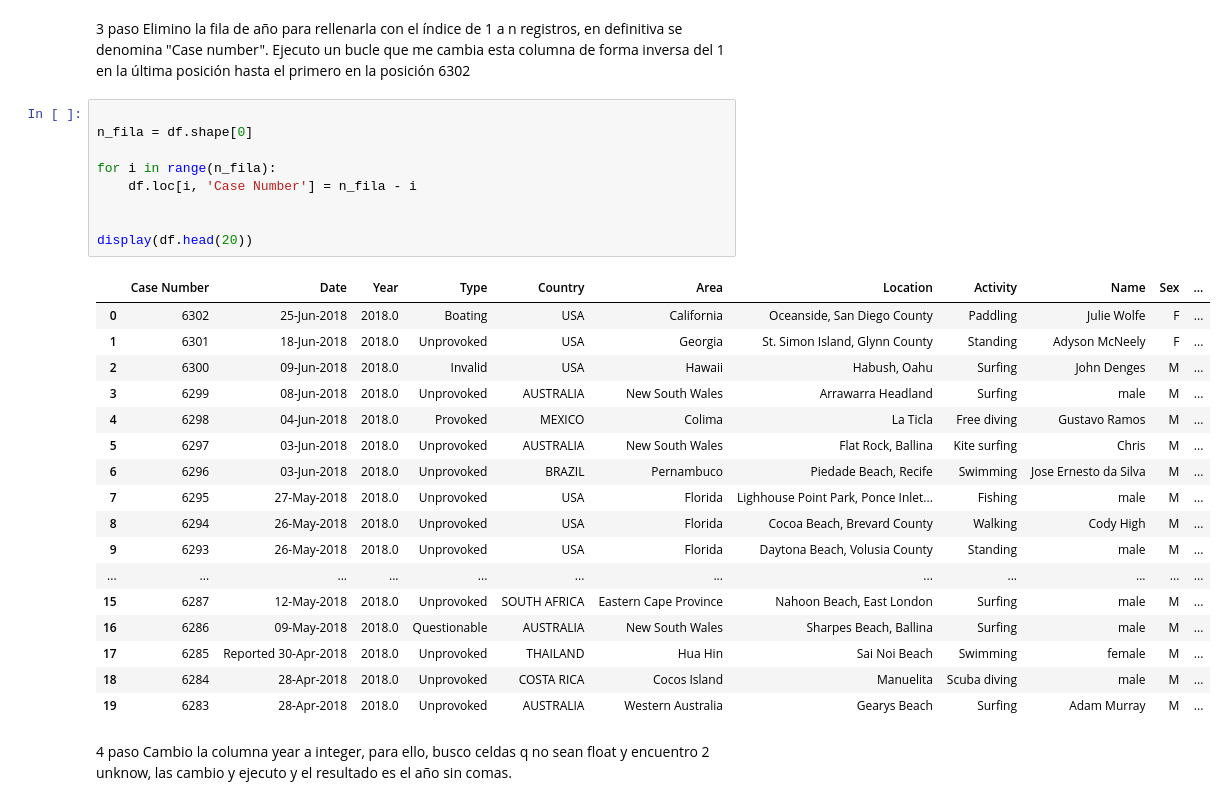
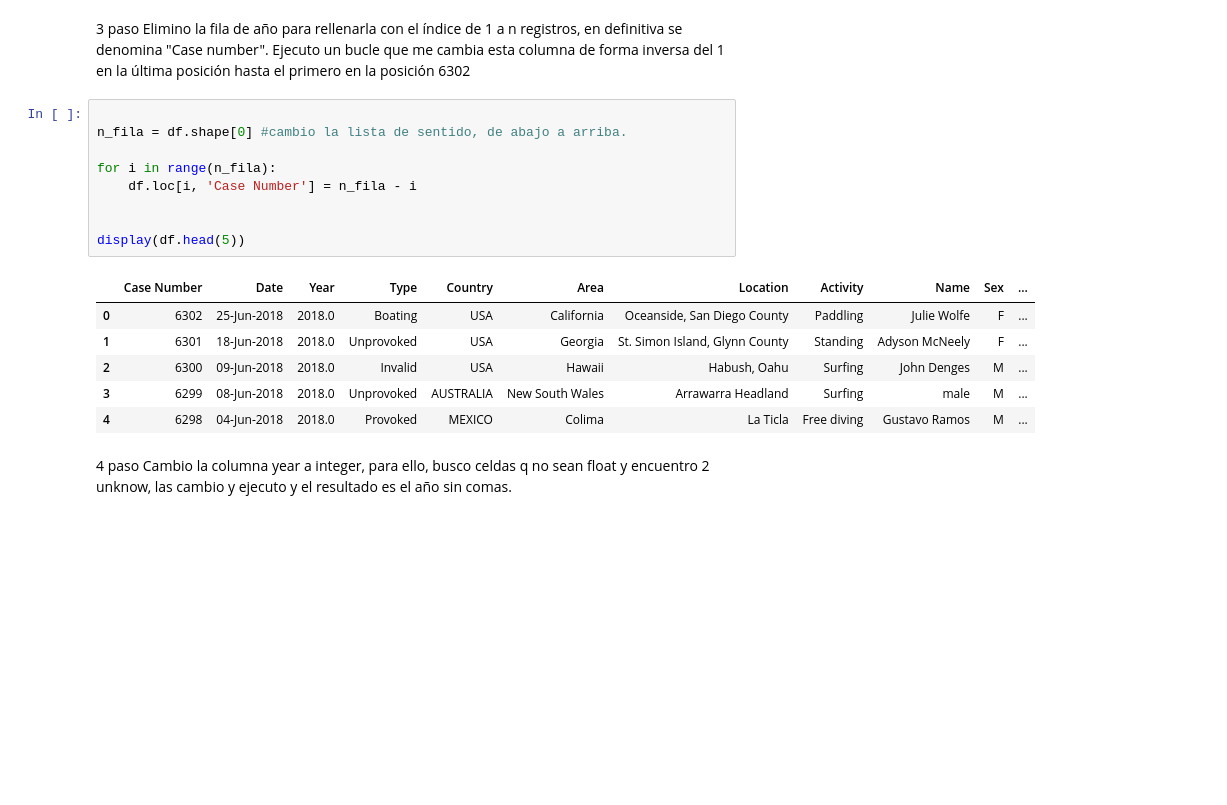
Before and after one commit to Carlosclementegarcia/PROYECTO-SHARKS-CARLOS, a Jupyter notebook: YOUR-CODE/Untitled-1.ipynb, the cells around one changed output. Cells and saved outputs as stored; diff of their text form; blank space fills up the shorter version.

```diff
--- a/YOUR-CODE/Untitled-1.ipynb
+++ b/YOUR-CODE/Untitled-1.ipynb
@@ -85,31 +74,20 @@ print(df.head(20))
 3 paso Elimino la fila de año para rellenarla con el índice de 1 a n registros, en definitiva se denomina "Case number". Ejecuto un bucle  que me cambia esta columna de forma inversa del 1 en la última posición hasta el primero en la posición 6302
 # %%
 
-n_fila = df.shape[0]
+n_fila = df.shape[0] #cambio la lista de sentido, de abajo a arriba.
 
 for i in range(n_fila):
     df.loc[i, 'Case Number'] = n_fila - i
 
 
-display(df.head(20))
+display(df.head(5))
 # %% [output]
 |  | Case Number | Date | Year | Type | Country | Area | Location | Activity | Name | Sex | ... |
 | 0 | 6302 | 25-Jun-2018 | 2018.0 | Boating | USA | California | Oceanside, San Diego County | Paddling | Julie Wolfe | F | ... |
 | 1 | 6301 | 18-Jun-2018 | 2018.0 | Unprovoked | USA | Georgia | St. Simon Island, Glynn County | Standing | Adyson McNeely | F | ... |
 | 2 | 6300 | 09-Jun-2018 | 2018.0 | Invalid | USA | Hawaii | Habush, Oahu | Surfing | John Denges | M | ... |
 | 3 | 6299 | 08-Jun-2018 | 2018.0 | Unprovoked | AUSTRALIA | New South Wales | Arrawarra Headland | Surfing | male | M | ... |
 | 4 | 6298 | 04-Jun-2018 | 2018.0 | Provoked | MEXICO | Colima | La Ticla | Free diving | Gustavo Ramos | M | ... |
-| 5 | 6297 | 03-Jun-2018 | 2018.0 | Unprovoked | AUSTRALIA | New South Wales | Flat Rock, Ballina | Kite surfing | Chris | M | ... |
-| 6 | 6296 | 03-Jun-2018 | 2018.0 | Unprovoked | BRAZIL | Pernambuco | Piedade Beach, Recife | Swimming | Jose Ernesto da Silva | M | ... |
-| 7 | 6295 | 27-May-2018 | 2018.0 | Unprovoked | USA | Florida | Lighhouse Point Park, Ponce Inlet... | Fishing | male | M | ... |
-| 8 | 6294 | 26-May-2018 | 2018.0 | Unprovoked | USA | Florida | Cocoa Beach, Brevard County | Walking | Cody High | M | ... |
-| 9 | 6293 | 26-May-2018 | 2018.0 | Unprovoked | USA | Florida | Daytona Beach, Volusia County | Standing | male | M | ... |
-| ... | ... | ... | ... | ... | ... | ... | ... | ... | ... | ... | ... |
-| 15 | 6287 | 12-May-2018 | 2018.0 | Unprovoked | SOUTH AFRICA | Eastern Cape Province | Nahoon Beach, East London | Surfing | male | M | ... |
-| 16 | 6286 | 09-May-2018 | 2018.0 | Questionable | AUSTRALIA | New South Wales | Sharpes Beach, Ballina | Surfing | male | M | ... |
-| 17 | 6285 | Reported 30-Apr-2018 | 2018.0 | Unprovoked | THAILAND | Hua Hin | Sai Noi Beach | Swimming | female | M | ... |
-| 18 | 6284 | 28-Apr-2018 | 2018.0 | Unprovoked | COSTA RICA | Cocos Island | Manuelita | Scuba diving | male | M | ... |
-| 19 | 6283 | 28-Apr-2018 | 2018.0 | Unprovoked | AUSTRALIA | Western Australia | Gearys Beach | Surfing | Adam Murray | M | ... |
 # %% [markdown]
 4 paso Cambio la columna year a integer, para ello, busco celdas q no sean float y encuentro 2 unknow, las cambio y ejecuto y el resultado es el año sin comas.
 # %%
```
Also changed, not shown: parts of 11 cells of this notebook.
